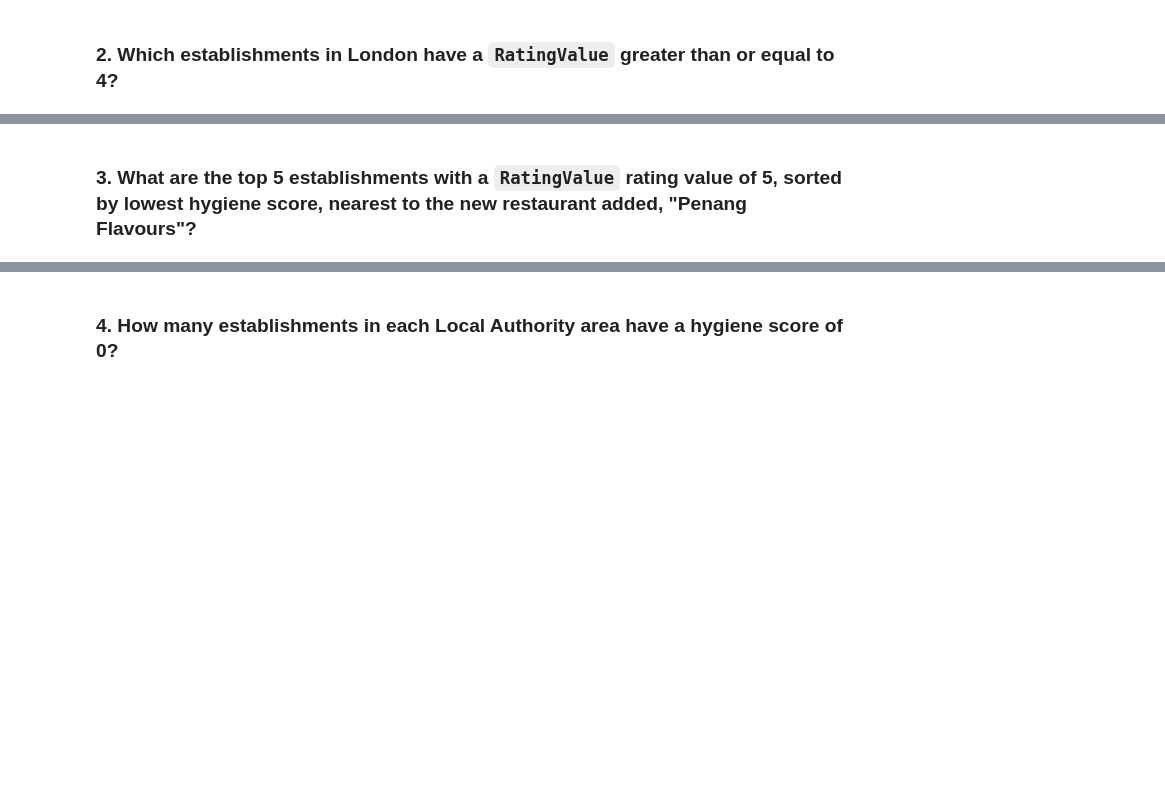
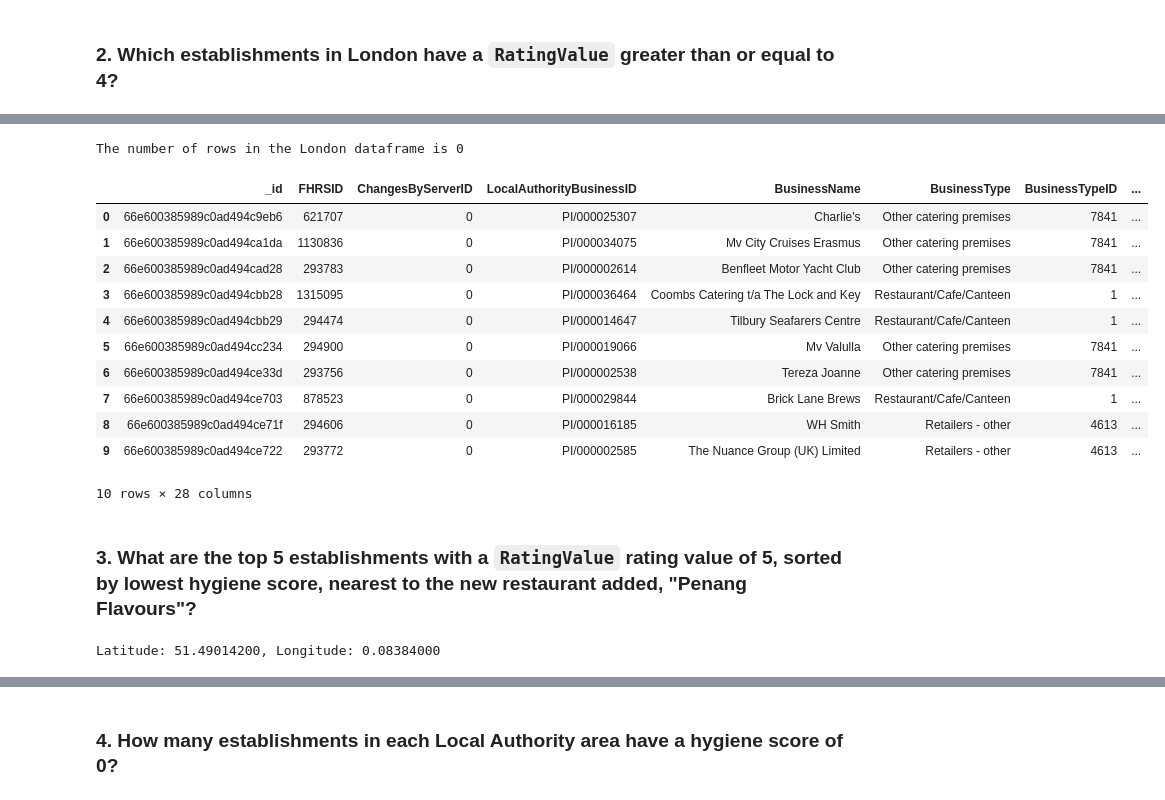
Before and after one commit to AdebolaShelby/no-sql-challenge, a Jupyter notebook: Starter_Code/NoSQL_analysis_starter.ipynb, the cells around one changed output, grey strips where cells are left out. Drawn from its saved outputs; the diff is of its cells as text; code cells hidden in the pictures; blank space fills up the shorter version.

```diff
--- a/Starter_Code/NoSQL_analysis_starter.ipynb
+++ b/Starter_Code/NoSQL_analysis_starter.ipynb
@@ -46,8 +89,12 @@ query =
 ### 2. Which establishments in London have a `RatingValue` greater than or equal to 4?
 # %%
 # Find the establishments with London as the Local Authority and has a RatingValue greater than or equal to 4.
-query =
+query = {'LocalAuthorityName': {'$regex':'London'}, "RatingValue": {"$gte": 4}}
 
 # Use count_documents to display the number of documents in the result
+result = establishments.count_documents(query)
+print(f"There are {result} establishments in London with a rating of 4 or greater")
 
 # Display the first document in the results using pprint
+london_results = establishments.find(query)
+pprint(london_results[0])
@@ -54,22 +119,41 @@ query =
 # %%
 # Convert the result to a Pandas DataFrame
+df_london = pd.DataFrame(london_results)
 
 # Display the number of rows in the DataFrame
+print(f"The number of rows in the London dataframe is {len(df_london)}")
 
 # Display the first 10 rows of the DataFrame
+query = {'LocalAuthorityName': {'$regex':'London'}, "RatingValue": {"$gte": 4}}
+london_results = establishments.find(query)
+df_london = pd.DataFrame(london_results)
+df_london.head(10)
+# %% [output]
+The number of rows in the London dataframe is 0
+|  | _id | FHRSID | ChangesByServerID | LocalAuthorityBusinessID | BusinessName | BusinessType | BusinessTypeID | ... |
+| 0 | 66e600385989c0ad494c9eb6 | 621707 | 0 | PI/000025307 | Charlie's | Other catering premises | 7841 | ... |
+| 1 | 66e600385989c0ad494ca1da | 1130836 | 0 | PI/000034075 | Mv City Cruises Erasmus | Other catering premises | 7841 | ... |
+| 2 | 66e600385989c0ad494cad28 | 293783 | 0 | PI/000002614 | Benfleet Motor Yacht Club | Other catering premises | 7841 | ... |
+| 3 | 66e600385989c0ad494cbb28 | 1315095 | 0 | PI/000036464 | Coombs Catering t/a The Lock and Key | Restaurant/Cafe/Canteen | 1 | ... |
+| 4 | 66e600385989c0ad494cbb29 | 294474 | 0 | PI/000014647 | Tilbury Seafarers Centre | Restaurant/Cafe/Canteen | 1 | ... |
+| 5 | 66e600385989c0ad494cc234 | 294900 | 0 | PI/000019066 | Mv Valulla | Other catering premises | 7841 | ... |
+| 6 | 66e600385989c0ad494ce33d | 293756 | 0 | PI/000002538 | Tereza Joanne | Other catering premises | 7841 | ... |
+| 7 | 66e600385989c0ad494ce703 | 878523 | 0 | PI/000029844 | Brick Lane Brews | Restaurant/Cafe/Canteen | 1 | ... |
+| 8 | 66e600385989c0ad494ce71f | 294606 | 0 | PI/000016185 | WH Smith | Retailers - other | 4613 | ... |
+| 9 | 66e600385989c0ad494ce722 | 293772 | 0 | PI/000002585 | The Nuance Group (UK) Limited | Retailers - other | 4613 | ... |
+10 rows × 28 columns
 # %% [markdown]
 ### 3. What are the top 5 establishments with a `RatingValue` rating value of 5, sorted by lowest hygiene score, nearest to the new restaurant added, "Penang Flavours"?
 # %%
 # Search within 0.01 degree on either side of the latitude and longitude.
 # Rating value must equal 5
 # Sort by hygiene score
+# Search within 0.01 degree on either side of the latitude and longitude.
+penang_query = {'BusinessName': "Penang Flavours"}
+penang_result = establishments.find_one(penang_query)
 
-degree_search = 0.01
-latitude =
-longitude =
-
-query =
-sort =
-limit =
-
-# Print the results
+lat = penang_result['geocode']['latitude']
+lon = penang_result['geocode']['longitude']
+print(f"Latitude: {lat}, Longitude: {lon}")
+# %% [output]
+Latitude: 51.49014200, Longitude: 0.08384000
```
Also changed, not shown: parts of 6 cells of this notebook.
